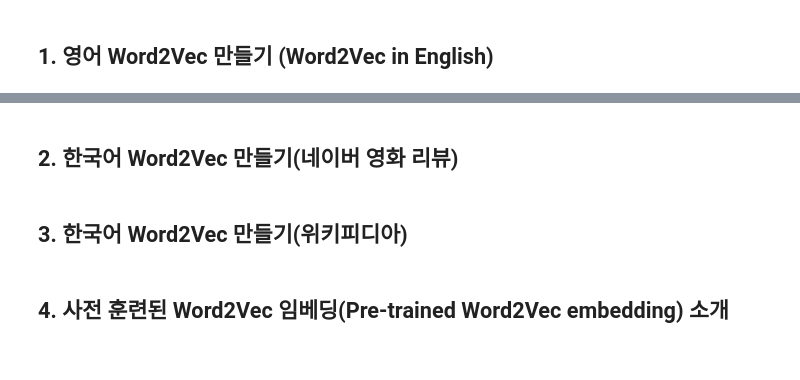
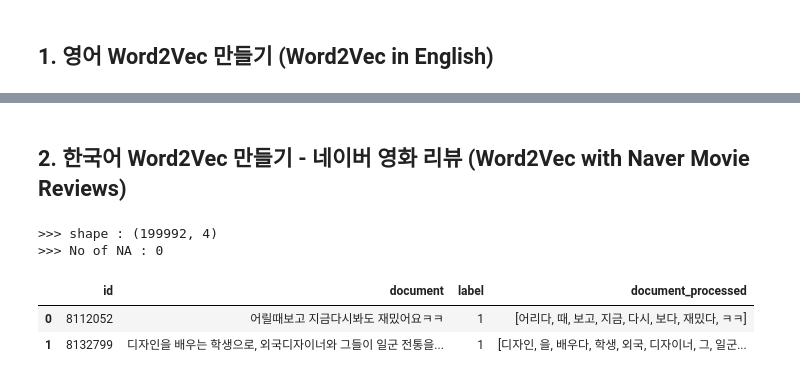
Before and after one commit to sam351/TIL2021, a Jupyter notebook: wikidocs-nlp-deeplearning/10-03_Word2Vec.ipynb, the cells around one changed output, grey strips where cells are left out. Cells and saved outputs as stored; diff of their text form; code cells hidden in the pictures.

```diff
--- a/wikidocs-nlp-deeplearning/10-03_Word2Vec.ipynb
+++ b/wikidocs-nlp-deeplearning/10-03_Word2Vec.ipynb
@@ -120,6 +146,26 @@ Wall time: 4.47 s
 # %% [markdown]
-## 2. 한국어 Word2Vec 만들기(네이버 영화 리뷰)
+## 2. 한국어 Word2Vec 만들기 - 네이버 영화 리뷰 (Word2Vec with Naver Movie Reviews)
-# %% [markdown]
-## 3. 한국어 Word2Vec 만들기(위키피디아)
-# %% [markdown]
-## 4. 사전 훈련된 Word2Vec 임베딩(Pre-trained Word2Vec embedding) 소개
+# %%
+%%time
+
+# download Korean corpus - Naver movie review
+urllib.request.urlretrieve("https://raw.githubusercontent.com/e9t/nsmc/master/ratings.txt", filename="ratings.txt")
+
+# load data
+train_data = pd.read_table('ratings.txt')
+train_data = train_data.dropna()  # drop rows with NA
+
+# pre-process data - takes time
+train_data['document_processed'] = train_data['document'].str.replace('[^ㄱ-ㅎㅏ-ㅣ가-힣 ]', '')
+stopwords = ['의','가','이','은','들','는','좀','잘','걍','과','도','를','으로','자','에','와','한','하다']
+okt = Okt()
+train_data['document_processed'] = train_data['document_processed'].apply(lambda sent : [tk for tk in okt.morphs(sent, stem=True) if tk not in stopwords])
+
+# check the result
+show_table(train_data)
+# %% [output]
+>>> shape : (199992, 4)
+>>> No of NA : 0
+|  | id | document | label | document_processed |
+| 0 | 8112052 | 어릴때보고 지금다시봐도 재밌어요ㅋㅋ | 1 | [어리다, 때, 보고, 지금, 다시, 보다, 재밌다, ㅋㅋ] |
+| 1 | 8132799 | 디자인을 배우는 학생으로, 외국디자이너와 그들이 일군 전통을... | 1 | [디자인, 을, 배우다, 학생, 외국, 디자이너, 그, 일군... |
```
Also changed, not shown: parts of 7 cells of this notebook.
